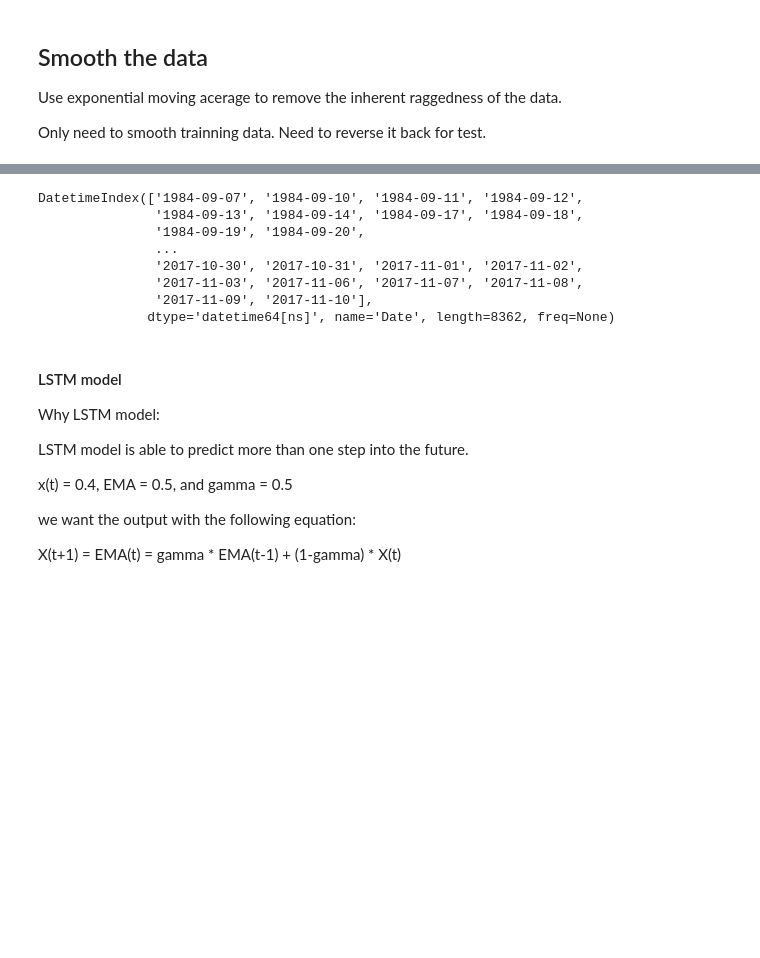
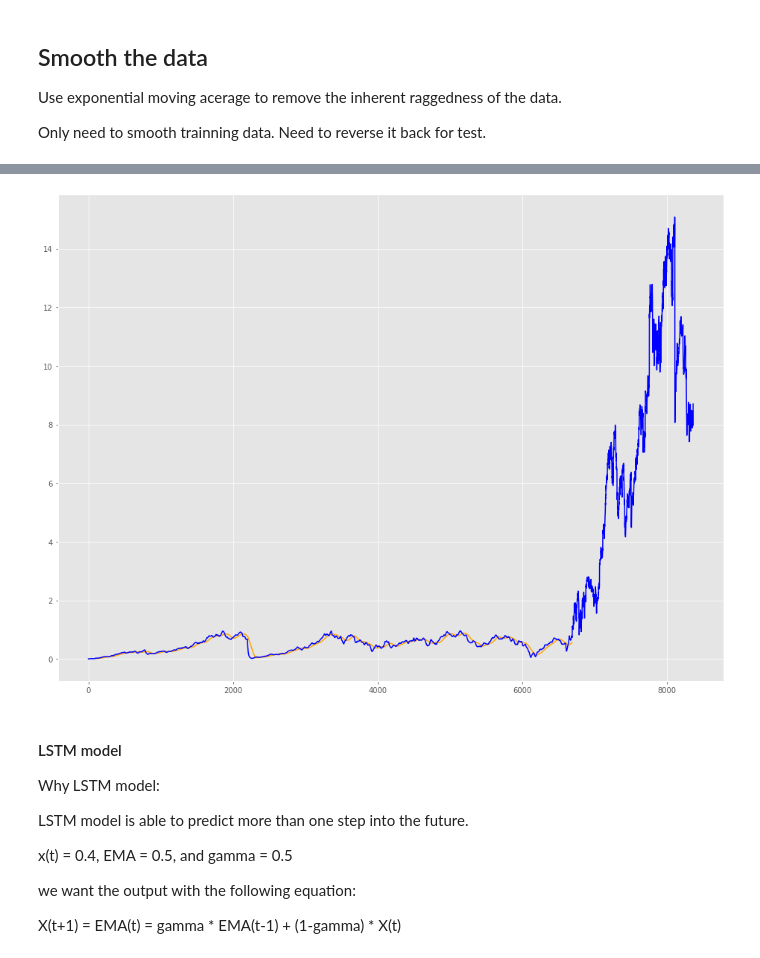
Before and after one commit to Daihongchen/time_series_project, a Jupyter notebook: lstm_stock.ipynb, the cells around one changed output, grey strips where cells are left out. Cells and saved outputs as stored; diff of their text form; code cells hidden in the pictures; blank space fills up the shorter version.

```diff
--- a/lstm_stock.ipynb
+++ b/lstm_stock.ipynb
@@ -390,14 +401,11 @@ MSE error for standard averaging: 0.00419
-# %%
-df1.index
-# %% [output]
-DatetimeIndex(['1984-09-07', '1984-09-10', '1984-09-11', '1984-09-12',
-               '1984-09-13', '1984-09-14', '1984-09-17', '1984-09-18',
-               '1984-09-19', '1984-09-20',
-               ...
-               '2017-10-30', '2017-10-31', '2017-11-01', '2017-11-02',
-               '2017-11-03', '2017-11-06', '2017-11-07', '2017-11-08',
-               '2017-11-09', '2017-11-10'],
-              dtype='datetime64[ns]', name='Date', length=8362, freq=None)
+# %%
+plt.figure(figsize=(16,12))
+
+plt.plot(range(window_size,N),std_avg_predictions,color='orange',label='Prediction')
+plt.plot(range(df1['Close'].shape[0]),all_data,color='b',label='True')
+plt.show()
+# %% [output]
+[figure, added]
 # %% [markdown]
 #### LSTM model
 
```
Also changed, not shown: parts of 5 cells of this notebook.
